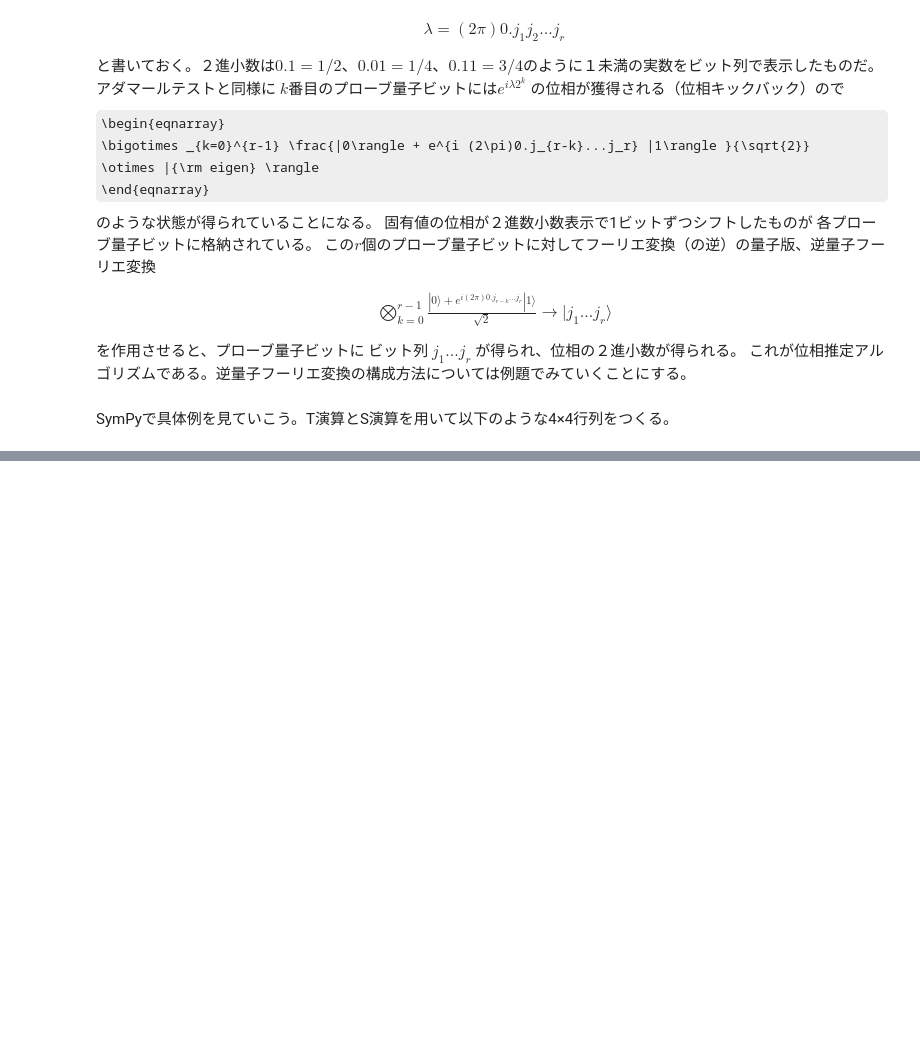
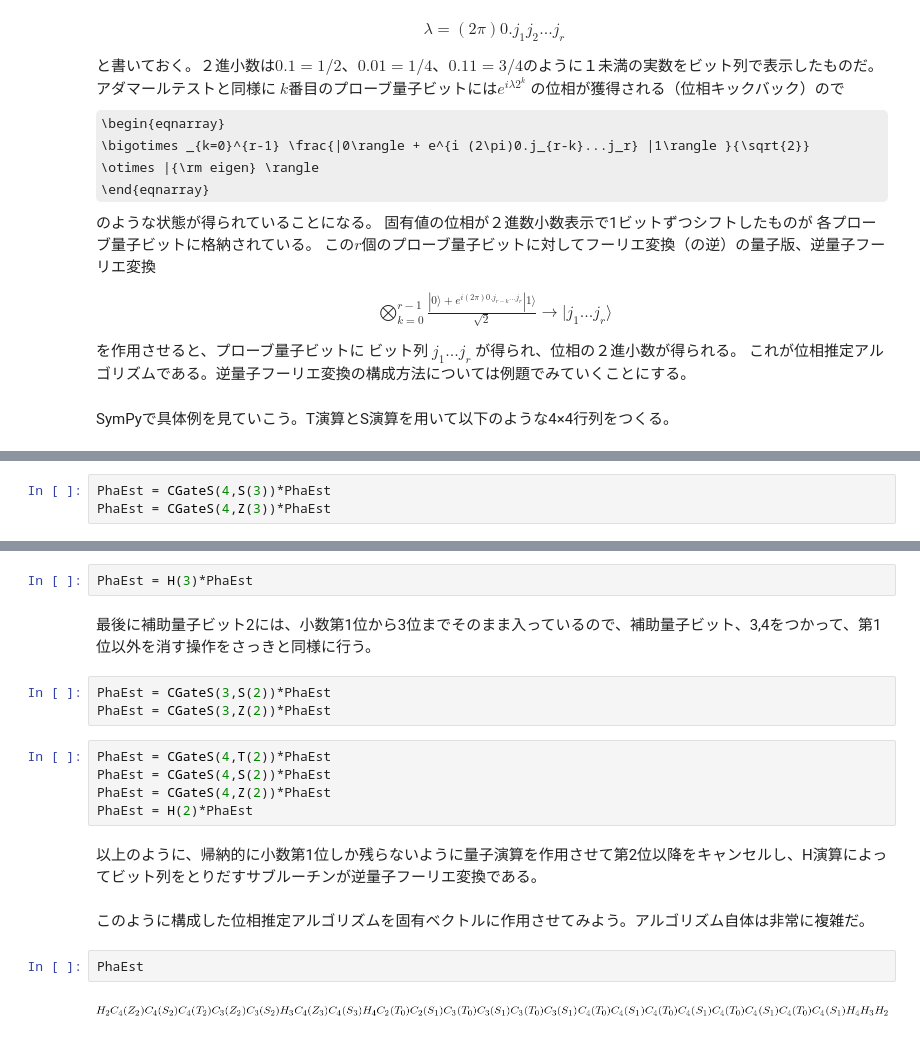
Before and after one commit to qulacs/quantum-native-dojo, a Jupyter notebook: notebooks/1.2_Hadamard_test.ipynb, the cells around one changed output, grey strips where cells are left out. Drawn from its saved outputs; the diff is of its cells as text; some formulas as TeX source; blank space fills up the shorter version.

```diff
--- a/notebooks/1.2_Hadamard_test.ipynb
+++ b/notebooks/1.2_Hadamard_test.ipynb
@@ -202,0 +208,3 @@ AttributeError: 'One' object has no attribute 'targets'
+# %%
+PhaEst = CGateS(4,S(3))*PhaEst
+PhaEst = CGateS(4,Z(3))*PhaEst
@@ -202,0 +213,20 @@ AttributeError: 'One' object has no attribute 'targets'
+# %%
+PhaEst = H(3)*PhaEst
+# %% [markdown]
+最後に補助量子ビット2には、小数第1位から3位までそのまま入っているので、補助量子ビット、3,4をつかって、第1位以外を消す操作をさっきと同様に行う。
+# %%
+PhaEst = CGateS(3,S(2))*PhaEst
+PhaEst = CGateS(3,Z(2))*PhaEst
+# %%
+PhaEst = CGateS(4,T(2))*PhaEst
+PhaEst = CGateS(4,S(2))*PhaEst
+PhaEst = CGateS(4,Z(2))*PhaEst
+PhaEst = H(2)*PhaEst
+# %% [markdown]
+以上のように、帰納的に小数第1位しか残らないように量子演算を作用させて第2位以降をキャンセルし、H演算によってビット列をとりだすサブルーチンが逆量子フーリエ変換である。
+# %% [markdown]
+このように構成した位相推定アルゴリズムを固有ベクトルに作用させてみよう。アルゴリズム自体は非常に複雑だ。
+# %%
+PhaEst
+# %% [output]
+[figure, added]
```
Also changed, not shown: parts of 31 cells of this notebook.
